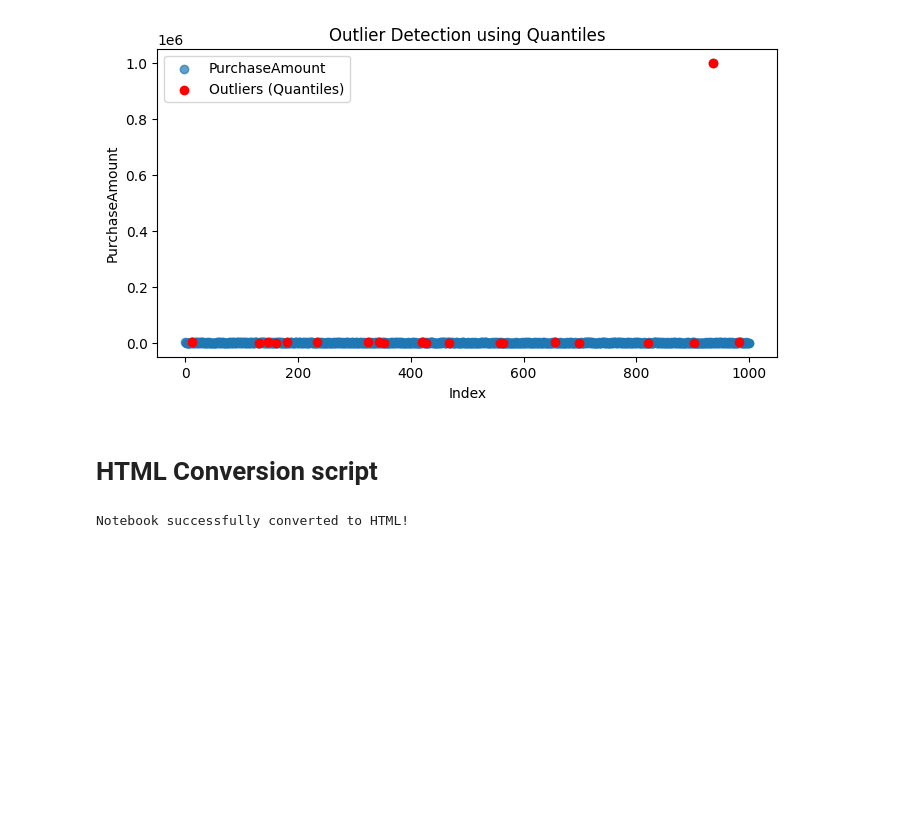
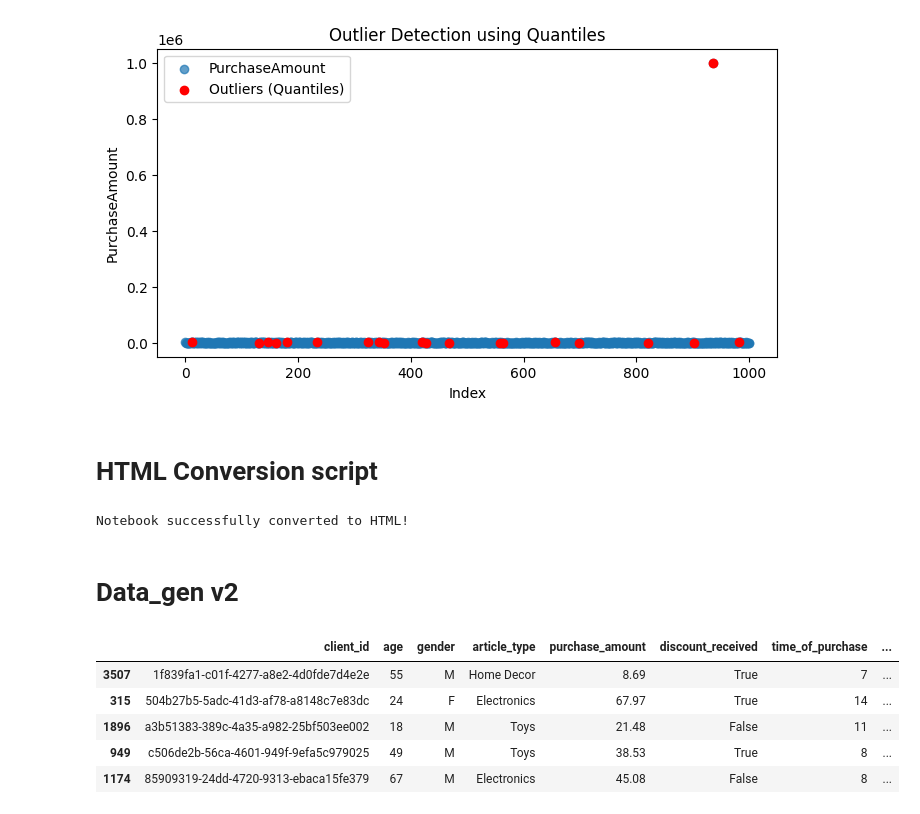
Before and after one commit to yzpt/module_pandas_B2, a Jupyter notebook: 9.0._data_gen.ipynb, the cells around one changed output. Saved outputs shown, nothing was run; the diff lists cells and outputs as text; code cells hidden in the pictures; blank space fills up the shorter version.

```diff
--- a/9.0._data_gen.ipynb
+++ b/9.0._data_gen.ipynb
@@ -320,3 +320,68 @@ with open('output_notebook.html', 'w', encoding='utf-8') as f:
 print("Notebook successfully converted to HTML!")
 # %% [output]
 Notebook successfully converted to HTML!
+# %% [markdown]
+# Data_gen v2
+# %%
+import pandas as pd
+import uuid
+import random
+import numpy as np
+
+def generate_data_v2(n_samples=5000) -> pd.DataFrame:
+    data = []
+
+    for i in range(n_samples):
+        client_id = uuid.uuid4()
+        age = random.randint(18, 80)
+        gender = random.choice(['M', 'F'])
+
+
+        # Determine article type based on age and gender
+        if age >= 50:
+            article_type = random.choices(
+                ['Home Decor', 'Electronics', 'Clothing'],
+                weights=[0.7, 0.2, 0.1] if gender == 'M' else [0.7, 0.1, 0.2]
+            )[0]
+        elif age <= 40:
+            article_type = random.choices(
+                ['Toys', 'Electronics', 'Clothing'],
+                weights=[0.6, 0.3, 0.1] if gender == 'M' else [0.6, 0.1, 0.3]
+            )[0]
+        else:
+            article_type = random.choice(['Home Decor', 'Toys', 'Electronics', 'Clothing'])
+
+        purchase_amount = round(np.random.normal(50, 20), 2)  # Normally distributed purchase amount
+        discount_received = random.choices([True, False], weights=[0.3, 0.7])[0]
+        time_of_purchase = random.randint(0, 23)  # Hour of purchase
+
+        # Customer loyalty score
+        loyalty_score = round(
+            (age / 80) * 100 + (purchase_amount / 200) * 100 + (20 if discount_received else 0) +
+            (10 if article_type in ['Electronics', 'Clothing'] else 0),
+            2
+        )
+
+        data.append({
+            'client_id': str(client_id),
+            'age': age,
+            'gender': gender,
+            'article_type': article_type,
+            'purchase_amount': max(0, purchase_amount),  # Ensure no negative purchase amounts
+            'discount_received': discount_received,
+            'time_of_purchase': time_of_purchase,
+            'loyalty_score': loyalty_score
+        })
+
+    return pd.DataFrame(data)
+
+# Example usage
+df = generate_data_v2()
+df.sample(5)
+# %% [output]
+|  | client_id | age | gender | article_type | purchase_amount | discount_received | time_of_purchase | ... |
+| 3507 | 1f839fa1-c01f-4277-a8e2-4d0fde7d4e2e | 55 | M | Home Decor | 8.69 | True | 7 | ... |
+| 315 | 504b27b5-5adc-41d3-af78-a8148c7e83dc | 24 | F | Electronics | 67.97 | True | 14 | ... |
+| 1896 | a3b51383-389c-4a35-a982-25bf503ee002 | 18 | M | Toys | 21.48 | False | 11 | ... |
+| 949 | c506de2b-56ca-4601-949f-9efa5c979025 | 49 | M | Toys | 38.53 | True | 8 | ... |
+| 1174 | 85909319-24dd-4720-9313-ebaca15fe379 | 67 | M | Electronics | 45.08 | False | 8 | ... |
```
Also changed, not shown: parts of 8 cells of this notebook, 1 other file.
